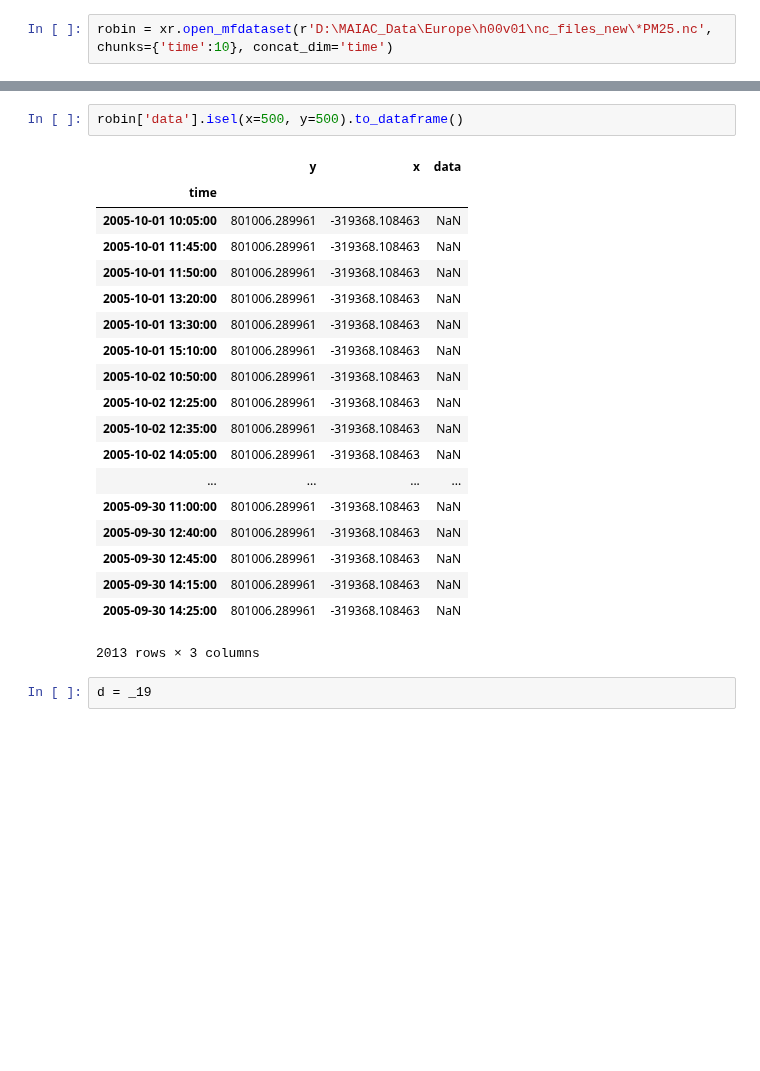
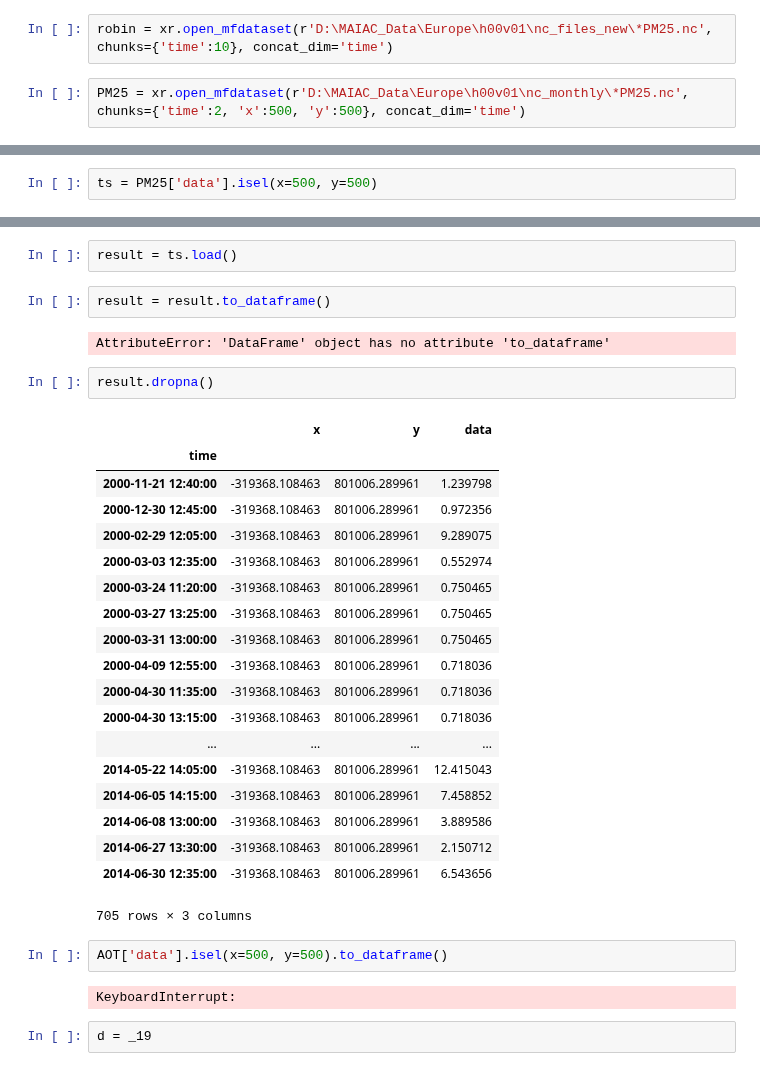
Before and after one commit to annalisasheehan/masters, a Jupyter notebook: MAIAC_Analysis.ipynb, the cells around one changed output, grey strips where cells are left out. Saved outputs shown, nothing was run; the diff lists cells and outputs as text; blank space fills up the shorter version.

Commit message:
Added code to get the data in without crashing!!

```diff
--- a/MAIAC_Analysis.ipynb
+++ b/MAIAC_Analysis.ipynb
@@ -86,4 +80,6 @@ netCDF4.Dataset(r'D:\MAIAC_Data\Europe\h00v01\nc_files\2000_PM25.nc')
 OSError: Unknown error
 # %%
 robin = xr.open_mfdataset(r'D:\MAIAC_Data\Europe\h00v01\nc_files_new\*PM25.nc', chunks={'time':10}, concat_dim='time')
+# %%
+PM25 = xr.open_mfdataset(r'D:\MAIAC_Data\Europe\h00v01\nc_monthly\*PM25.nc', chunks={'time':2, 'x':500, 'y':500}, concat_dim='time')
 # %%
@@ -93,0 +90,2 @@ numpy.datetime64('2005-01-01T11:00:00.000000000')
+# %%
+ts = PM25['data'].isel(x=500, y=500)
@@ -94,25 +105,35 @@ numpy.datetime64('2005-01-01T11:00:00.000000000')
+# %%
+result = ts.load()
+# %%
+result = result.to_dataframe()
+# %% [output]
+AttributeError: 'DataFrame' object has no attribute 'to_dataframe'
+# %%
+result.dropna()
+# %% [output]
+|  | x | y | data |
+| time |  |  |  |
+| 2000-11-21 12:40:00 | -319368.108463 | 801006.289961 | 1.239798 |
+| 2000-12-30 12:45:00 | -319368.108463 | 801006.289961 | 0.972356 |
+| 2000-02-29 12:05:00 | -319368.108463 | 801006.289961 | 9.289075 |
+| 2000-03-03 12:35:00 | -319368.108463 | 801006.289961 | 0.552974 |
+| 2000-03-24 11:20:00 | -319368.108463 | 801006.289961 | 0.750465 |
+| 2000-03-27 13:25:00 | -319368.108463 | 801006.289961 | 0.750465 |
+| 2000-03-31 13:00:00 | -319368.108463 | 801006.289961 | 0.750465 |
+| 2000-04-09 12:55:00 | -319368.108463 | 801006.289961 | 0.718036 |
+| 2000-04-30 11:35:00 | -319368.108463 | 801006.289961 | 0.718036 |
+| 2000-04-30 13:15:00 | -319368.108463 | 801006.289961 | 0.718036 |
+| ... | ... | ... | ... |
+| 2014-05-22 14:05:00 | -319368.108463 | 801006.289961 | 12.415043 |
+| 2014-06-05 14:15:00 | -319368.108463 | 801006.289961 | 7.458852 |
+| 2014-06-08 13:00:00 | -319368.108463 | 801006.289961 | 3.889586 |
+| 2014-06-27 13:30:00 | -319368.108463 | 801006.289961 | 2.150712 |
+| 2014-06-30 12:35:00 | -319368.108463 | 801006.289961 | 6.543656 |
+705 rows × 3 columns
 # %%
-robin['data'].isel(x=500, y=500).to_dataframe()
+AOT['data'].isel(x=500, y=500).to_dataframe()
 # %% [output]
-|  | y | x | data |
-| time |  |  |  |
-| 2005-10-01 10:05:00 | 801006.289961 | -319368.108463 | NaN |
-| 2005-10-01 11:45:00 | 801006.289961 | -319368.108463 | NaN |
-| 2005-10-01 11:50:00 | 801006.289961 | -319368.108463 | NaN |
-| 2005-10-01 13:20:00 | 801006.289961 | -319368.108463 | NaN |
-| 2005-10-01 13:30:00 | 801006.289961 | -319368.108463 | NaN |
-| 2005-10-01 15:10:00 | 801006.289961 | -319368.108463 | NaN |
-| 2005-10-02 10:50:00 | 801006.289961 | -319368.108463 | NaN |
-| 2005-10-02 12:25:00 | 801006.289961 | -319368.108463 | NaN |
-| 2005-10-02 12:35:00 | 801006.289961 | -319368.108463 | NaN |
-| 2005-10-02 14:05:00 | 801006.289961 | -319368.108463 | NaN |
-| ... | ... | ... | ... |
-| 2005-09-30 11:00:00 | 801006.289961 | -319368.108463 | NaN |
-| 2005-09-30 12:40:00 | 801006.289961 | -319368.108463 | NaN |
-| 2005-09-30 12:45:00 | 801006.289961 | -319368.108463 | NaN |
-| 2005-09-30 14:15:00 | 801006.289961 | -319368.108463 | NaN |
-| 2005-09-30 14:25:00 | 801006.289961 | -319368.108463 | NaN |
-2013 rows × 3 columns
+KeyboardInterrupt:
 # %%
 d = _19
 # %%
```
Also changed, not shown: parts of 9 cells of this notebook.
